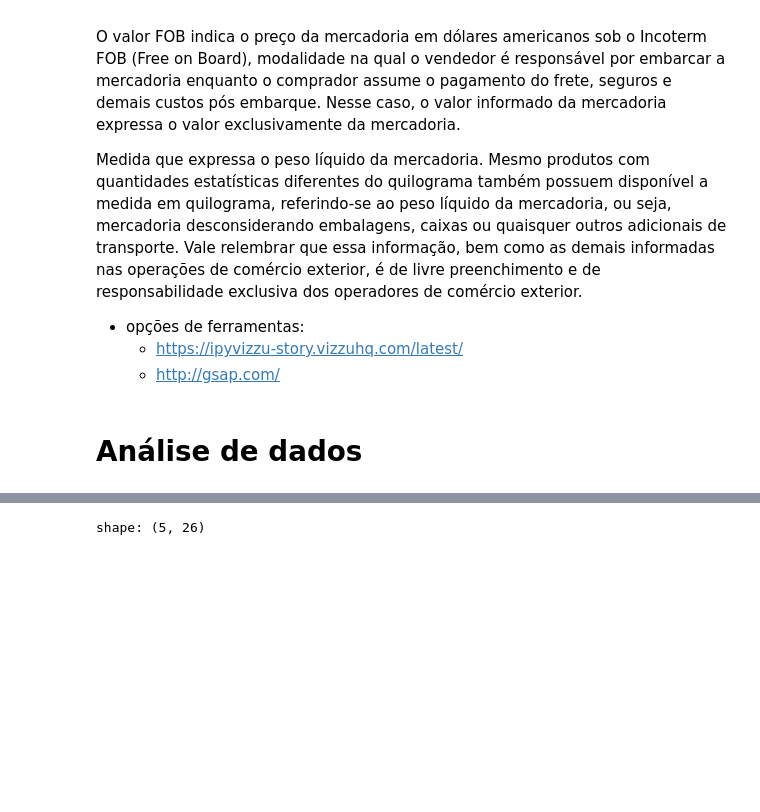
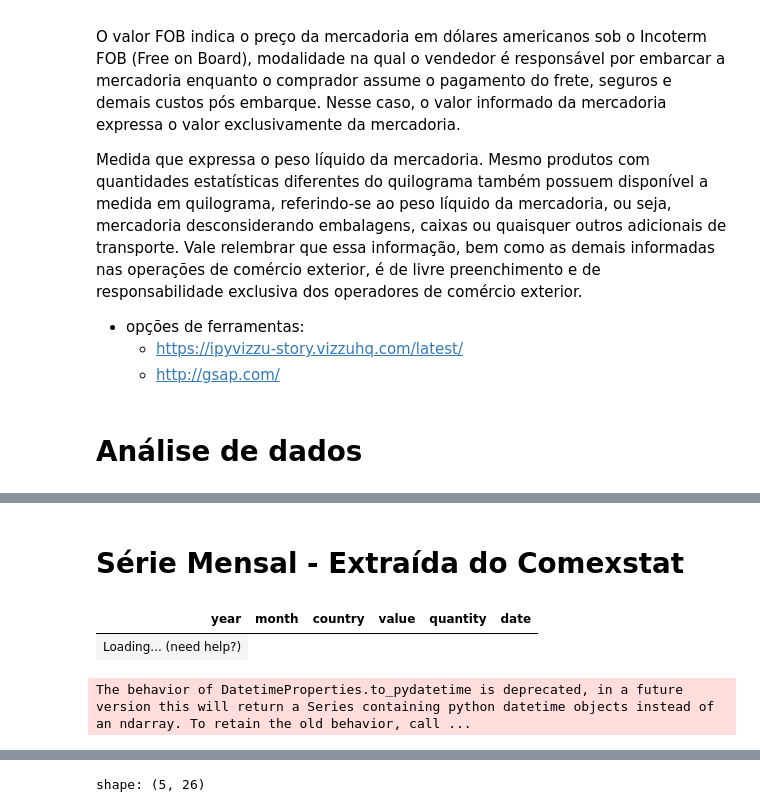
Before and after one commit to carlosvneves/fiap_techchallenge01, a Jupyter notebook: tech_challenge_fase01/wineData/src/wineDataAnalysis-polars.ipynb, the cells around one changed output, grey strips where cells are left out. Cells and saved outputs as stored; diff of their text form; code cells hidden in the pictures; blank space fills up the shorter version.

```diff
--- a/tech_challenge_fase01/wineData/src/wineDataAnalysis-polars.ipynb
+++ b/tech_challenge_fase01/wineData/src/wineDataAnalysis-polars.ipynb
@@ -119,0 +197,40 @@ shape: (5, 4)
+# %% [markdown]
+# Série Mensal - Extraída do Comexstat
+# %%
+from datetime import date
+
+exp_vinho_monthly = (
+    (
+        pl.read_csv(
+            "../data/EXP_VINHO_2000_2022_20231118_mensal.csv", separator=";"
+        ).rename(
+            {
+                "Ano": "year",
+                "Mês": "month",
+                "Países": "country",
+                "Valor FOB (US$)": "value",
+                "Quilograma Líquido": "quantity",
+            }
+        )
+    )
+    .drop(["Código CUCI Item", "Descrição CUCI Item"])
+    .with_columns(pl.date(pl.col("year"), pl.col("month"), 1).alias("date"))
+)
+
+
+show(exp_vinho_monthly)
+# %% [output]
+| year | month | country | value | quantity | date |
+| Loading... (need help?) |
+# %%
+px.line(
+    exp_vinho_monthly.filter(pl.col("country").is_in(["Paraguai", "Rússia"]))
+    .sort("date")
+    .to_pandas(),
+    x="date",
+    y="value",
+    color="country",
+    log_y=True,
+)
+# %% [output]
+The behavior of DatetimeProperties.to_pydatetime is deprecated, in a future version this will return a Series containing python datetime objects instead of an ndarray. To retain the old behavior, call ...
```
Also changed, not shown: parts of 13 cells of this notebook, 6 other files.
